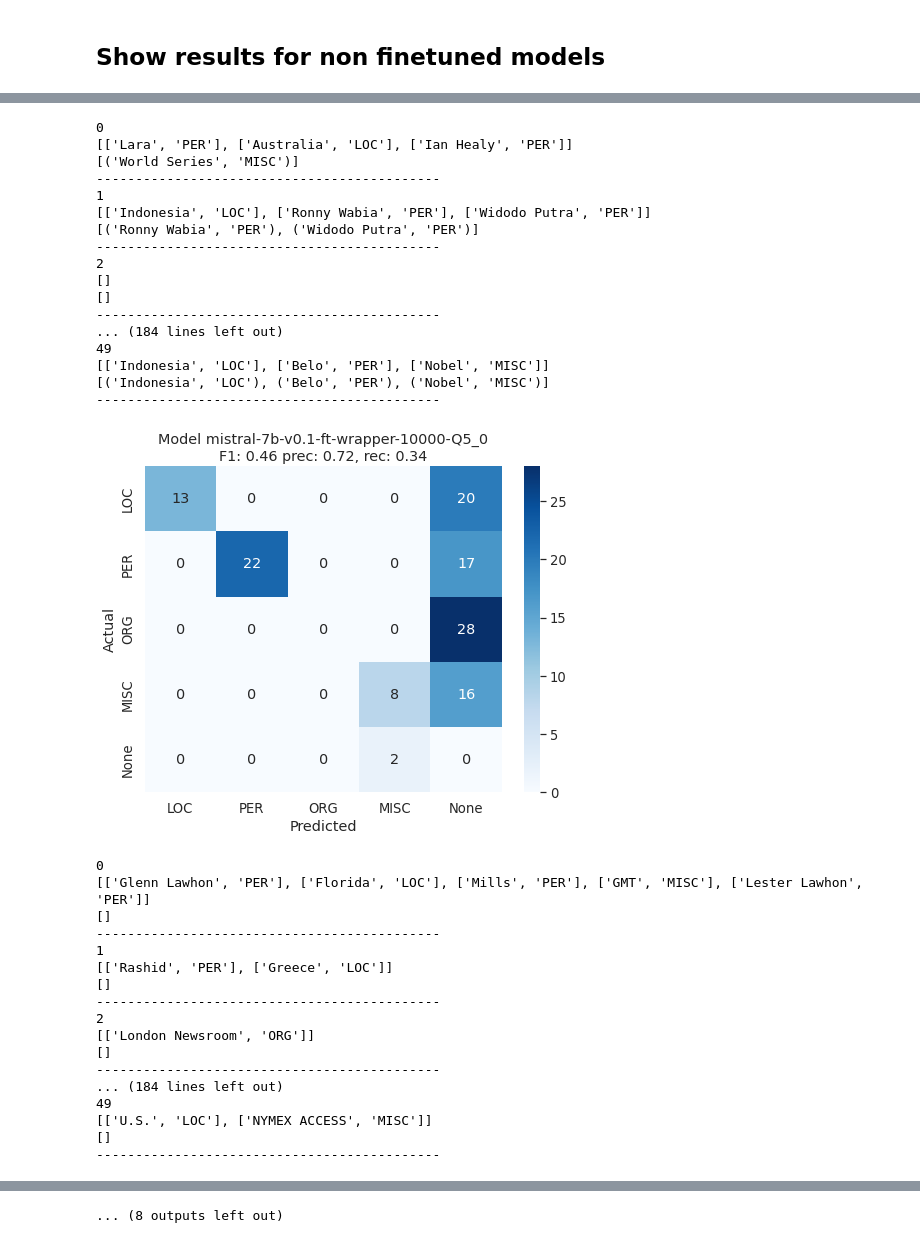
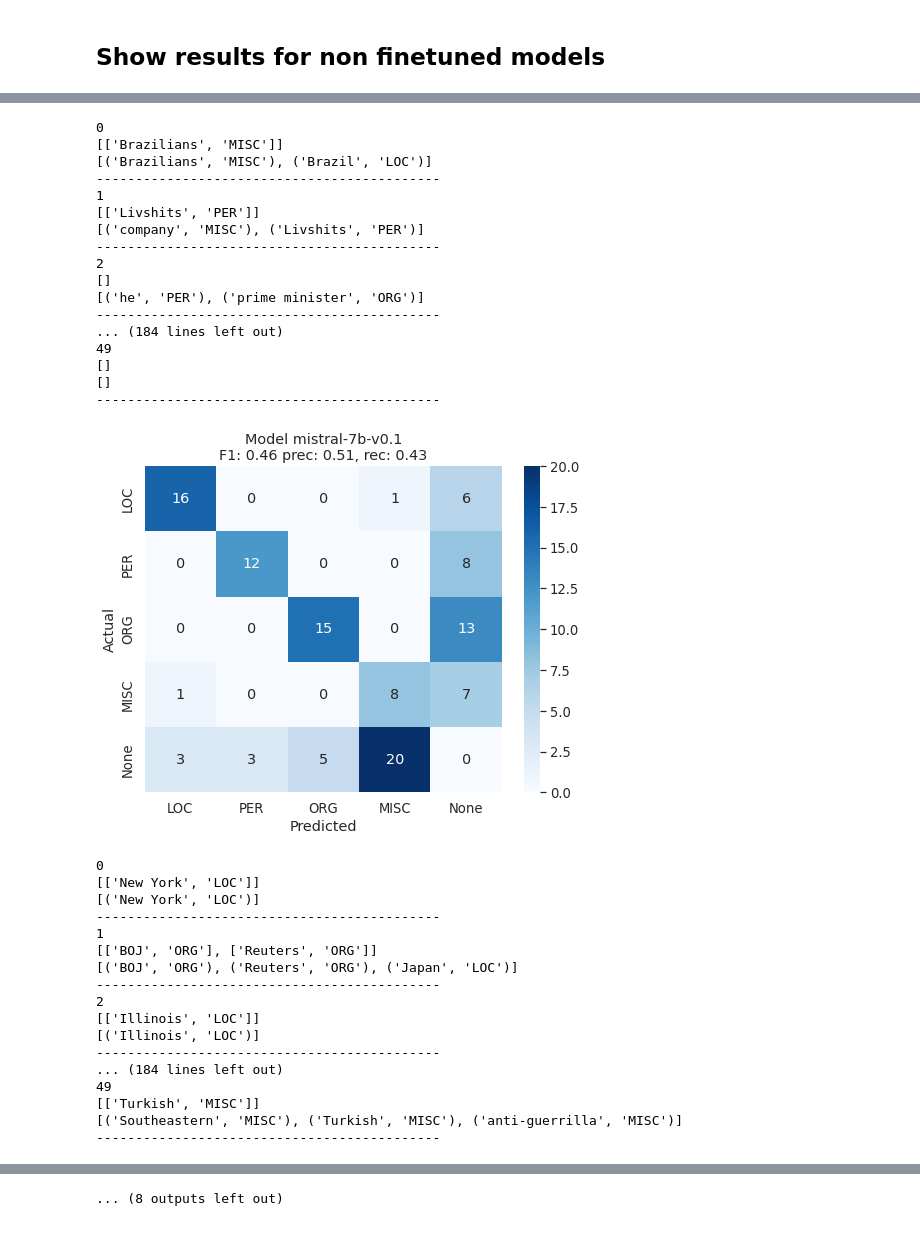
Before and after one commit to MathieuDesponds/Information-extraction-in-official-documents-using-LLMs, a Jupyter notebook: analysing_results.ipynb, the cells around one changed output, grey strips where cells are left out. Drawn from its saved outputs; the diff is of its cells as text; code cells hidden in the pictures.

```diff
--- a/analysing_results.ipynb
+++ b/analysing_results.ipynb
@@ -117,8 +117,8 @@ ft_results.loc[idx_max].pivot(index=['model','prompt_technique', 'nb_few_shots',
 |  |  |  | 200 | NaN | NaN | NaN | 0.425 |
 |  | wrapper | 5 | 150 | 0.574 | NaN | 0.475 | 0.691 |
 # %%
-model  = "mistral-7b-v0.1-ft-wrapper-10000-Q5_0"
-result = load_result(model, PT_Wrapper.name(), FST_Sentence.name(), with_precision = "10_False")
+model  = "mistral-7b-v0.1"
+result = load_result(model, PT_OutputList.name(), FST_Sentence.name(), nb_few_shots= 10, with_precision = "10_True")
 
 for r in result.res_insts :
     r.show_cm()
@@ -128,35 +128,35 @@ for r in result.res_insts :
 0
-[['Lara', 'PER'], ['Australia', 'LOC'], ['Ian Healy', 'PER']]
-[('World Series', 'MISC')]
+[['Brazilians', 'MISC']]
+[('Brazilians', 'MISC'), ('Brazil', 'LOC')]
 --------------------------------------------
 1
-[['Indonesia', 'LOC'], ['Ronny Wabia', 'PER'], ['Widodo Putra', 'PER']]
-[('Ronny Wabia', 'PER'), ('Widodo Putra', 'PER')]
+[['Livshits', 'PER']]
+[('company', 'MISC'), ('Livshits', 'PER')]
 --------------------------------------------
 2
 []
-[]
+[('he', 'PER'), ('prime minister', 'ORG')]
 --------------------------------------------
 ... (184 lines left out)
 49
-[['Indonesia', 'LOC'], ['Belo', 'PER'], ['Nobel', 'MISC']]
-[('Indonesia', 'LOC'), ('Belo', 'PER'), ('Nobel', 'MISC')]
+[]
+[]
 --------------------------------------------
-[figure, old version]
+[figure, new version]
 0
-[['Glenn Lawhon', 'PER'], ['Florida', 'LOC'], ['Mills', 'PER'], ['GMT', 'MISC'], ['Lester Lawhon', 'PER']]
-[]
+[['New York', 'LOC']]
+[('New York', 'LOC')]
 --------------------------------------------
 1
-[['Rashid', 'PER'], ['Greece', 'LOC']]
-[]
+[['BOJ', 'ORG'], ['Reuters', 'ORG']]
+[('BOJ', 'ORG'), ('Reuters', 'ORG'), ('Japan', 'LOC')]
 --------------------------------------------
 2
-[['London Newsroom', 'ORG']]
-[]
+[['Illinois', 'LOC']]
+[('Illinois', 'LOC')]
 --------------------------------------------
 ... (184 lines left out)
 49
-[['U.S.', 'LOC'], ['NYMEX ACCESS', 'MISC']]
-[]
+[['Turkish', 'MISC']]
+[('Southeastern', 'MISC'), ('Turkish', 'MISC'), ('anti-guerrilla', 'MISC')]
 --------------------------------------------
```
Also changed, not shown: parts of 1 cell of this notebook, 4 other files.
